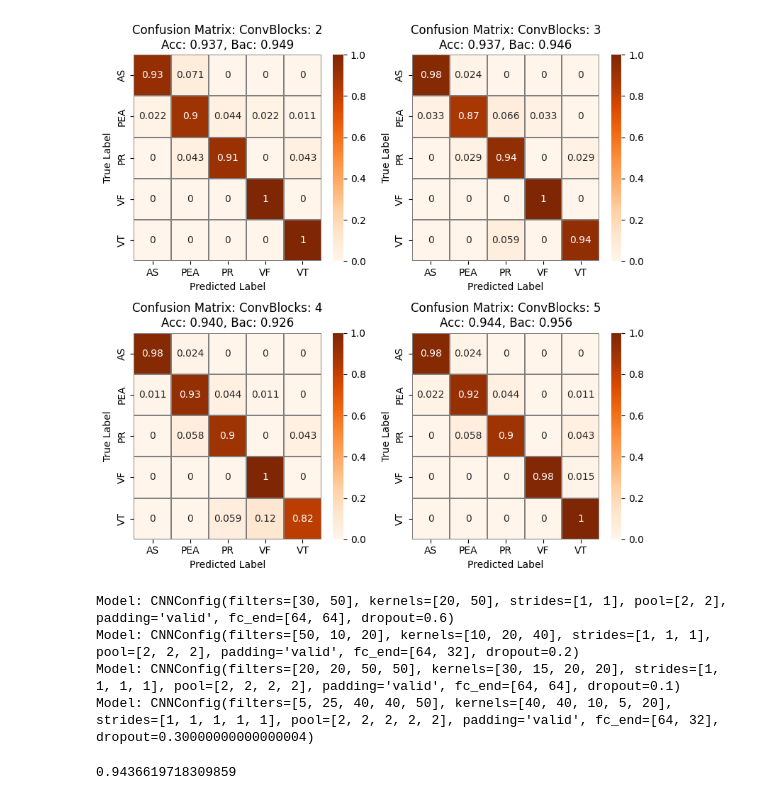
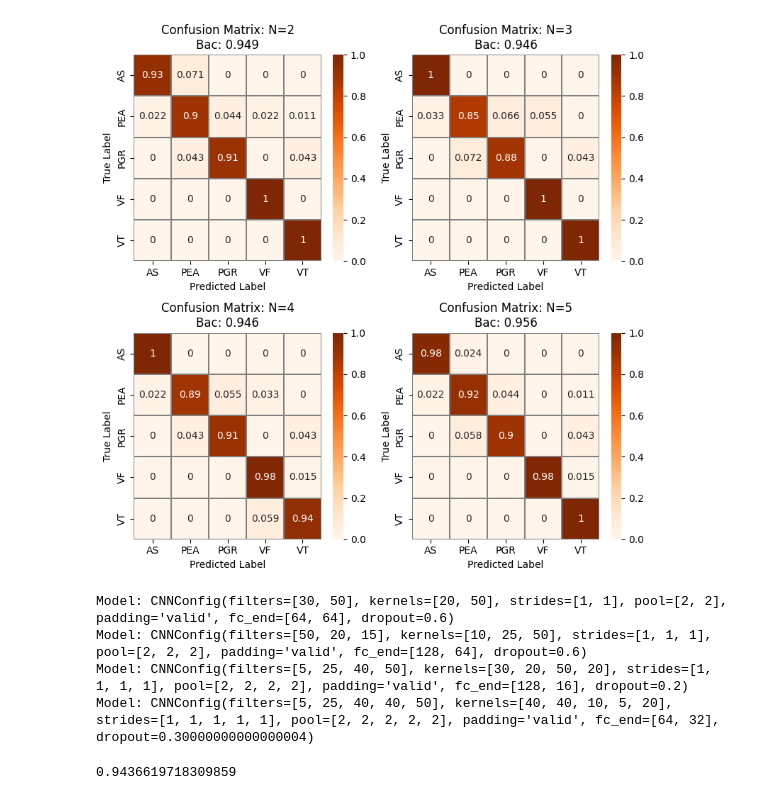
Before and after one commit to halli2/heart_rythm_interpretation, a Jupyter notebook: src/notebooks/results_hyper.ipynb, the cells around one changed output. Cells and saved outputs as stored; diff of their text form; code cells hidden in the pictures.

```diff
--- a/src/notebooks/results_hyper.ipynb
+++ b/src/notebooks/results_hyper.ipynb
@@ -27,3 +1,11 @@ x_train, x_test, y_train, y_test = model_selection.train_test_split(
+# %%
+import numpy as np
+from cardiac_rythm.preprocessing import load_train_test_data
+
+
+x_train, x_test, y_train, y_test = load_train_test_data(
+    "/home/halli/ux/BMDLab/matlab/resprog/GUI/CleanCutsDL/cutDataCinCTTI_rev_v2.mat"
+)
 # %%
 from matplotlib import pyplot as plt
 from sklearn.metrics import confusion_matrix, balanced_accuracy_score
@@ -61,7 +43,8 @@ def get_results(n_filters: int) -> tuple[list, CNN]:
     best_acc = 0
     best_bac = 0
 
-    res_dir = Path(f"../../results/n_filters={n_filters}_n_fc=2/")
+    res_dir = Path(f"../../results/n_filters={n_filters}_n_fc=2_overriden/")
+    # res_dir = Path(f"../../results/n_filters={n_filters}_n_fc=2/")
     # res_dir = Path(f"/var/home/halli/ux/bhome/heart_rythm_interpretation/results/n_filters={n_filters}_n_fc=2/")
     results = []
     acs = []
@@ -80,10 +63,11 @@ def get_results(n_filters: int) -> tuple[list, CNN]:
                 if acc > best_acc:
                     print(f"Best acc: {acc}")
                     best_acc = acc
-                    best_model = model
+
                 if bac > best_bac:
                     print(f"Best bac: {bac}")
                     best_bac = bac
+                    best_model = model
         except:
             pass
             # results.append((0, 0, 0))
@@ -150,14 +162,15 @@ for i, model in enumerate([best_mod2, best_mod3, best_mod4, best_mod5]):
     sns.heatmap(
         norm, annot=True, linewidths=0.01, cmap="Oranges", linecolor="gray", ax=ax[i]
     )
-    ax[i].xaxis.set_ticklabels(["AS", "PEA", "PR", "VF", "VT"])
-    ax[i].yaxis.set_ticklabels(["AS", "PEA", "PR", "VF", "VT"])
+    ax[i].xaxis.set_ticklabels(["AS", "PEA", "PGR", "VF", "VT"])
+    ax[i].yaxis.set_ticklabels(["AS", "PEA", "PGR", "VF", "VT"])
     ax[i].set_xlabel("Predicted Label")
     ax[i].set_ylabel("True Label")
     ax[i].set_title(
-        f"Confusion Matrix: ConvBlocks: {i+2}\nAcc: {acc:.3f}, Bac: {bac:.3f}"
+        f"Confusion Matrix: N={i+2}\nBac: {bac:.3f}"
     )
 f.tight_layout()
-plt.show()
+# plt.savefig("res/conf_fixed.svg")
+plt.savefig("res/conf_fixed.svg")
 # %% [output]
 9/9 [==============================] - 0s 8ms/step
@@ -166,5 +179,5 @@ plt.show()
 9/9 [==============================] - 0s 5ms/step
-[figure, old version]
+[figure, new version]
 # %%
 from cardiac_rythm.models import CNN
 
@@ -174,8 +187,8 @@ for i, model in enumerate([best_mod2, best_mod3, best_mod4, best_mod5]):
     print(f"Model: {model.config}")
 # %% [output]
 Model: CNNConfig(filters=[30, 50], kernels=[20, 50], strides=[1, 1], pool=[2, 2], padding='valid', fc_end=[64, 64], dropout=0.6)
-Model: CNNConfig(filters=[50, 10, 20], kernels=[10, 20, 40], strides=[1, 1, 1], pool=[2, 2, 2], padding='valid', fc_end=[64, 32], dropout=0.2)
-Model: CNNConfig(filters=[20, 20, 50, 50], kernels=[30, 15, 20, 20], strides=[1, 1, 1, 1], pool=[2, 2, 2, 2], padding='valid', fc_end=[64, 64], dropout=0.1)
+Model: CNNConfig(filters=[50, 20, 15], kernels=[10, 25, 50], strides=[1, 1, 1], pool=[2, 2, 2], padding='valid', fc_end=[128, 64], dropout=0.6)
+Model: CNNConfig(filters=[5, 25, 40, 50], kernels=[30, 20, 50, 20], strides=[1, 1, 1, 1], pool=[2, 2, 2, 2], padding='valid', fc_end=[128, 16], dropout=0.2)
 Model: CNNConfig(filters=[5, 25, 40, 40, 50], kernels=[40, 40, 10, 5, 20], strides=[1, 1, 1, 1, 1], pool=[2, 2, 2, 2, 2], padding='valid', fc_end=[64, 32], dropout=0.30000000000000004)
 # %%
 conf_matrix.diagonal().sum() / conf_matrix.sum()
```
Also changed, not shown: parts of 13 cells of this notebook, 6 other files.
